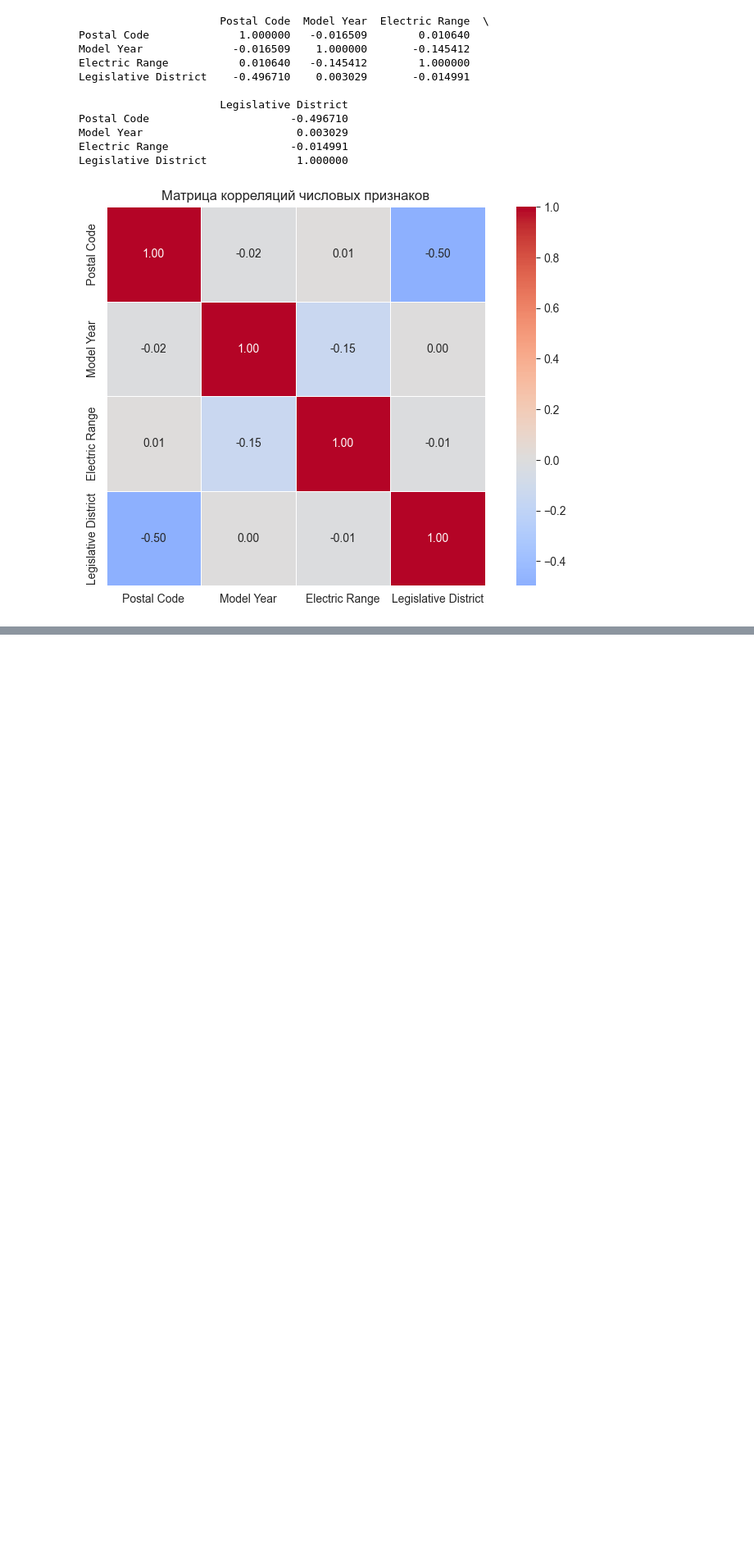
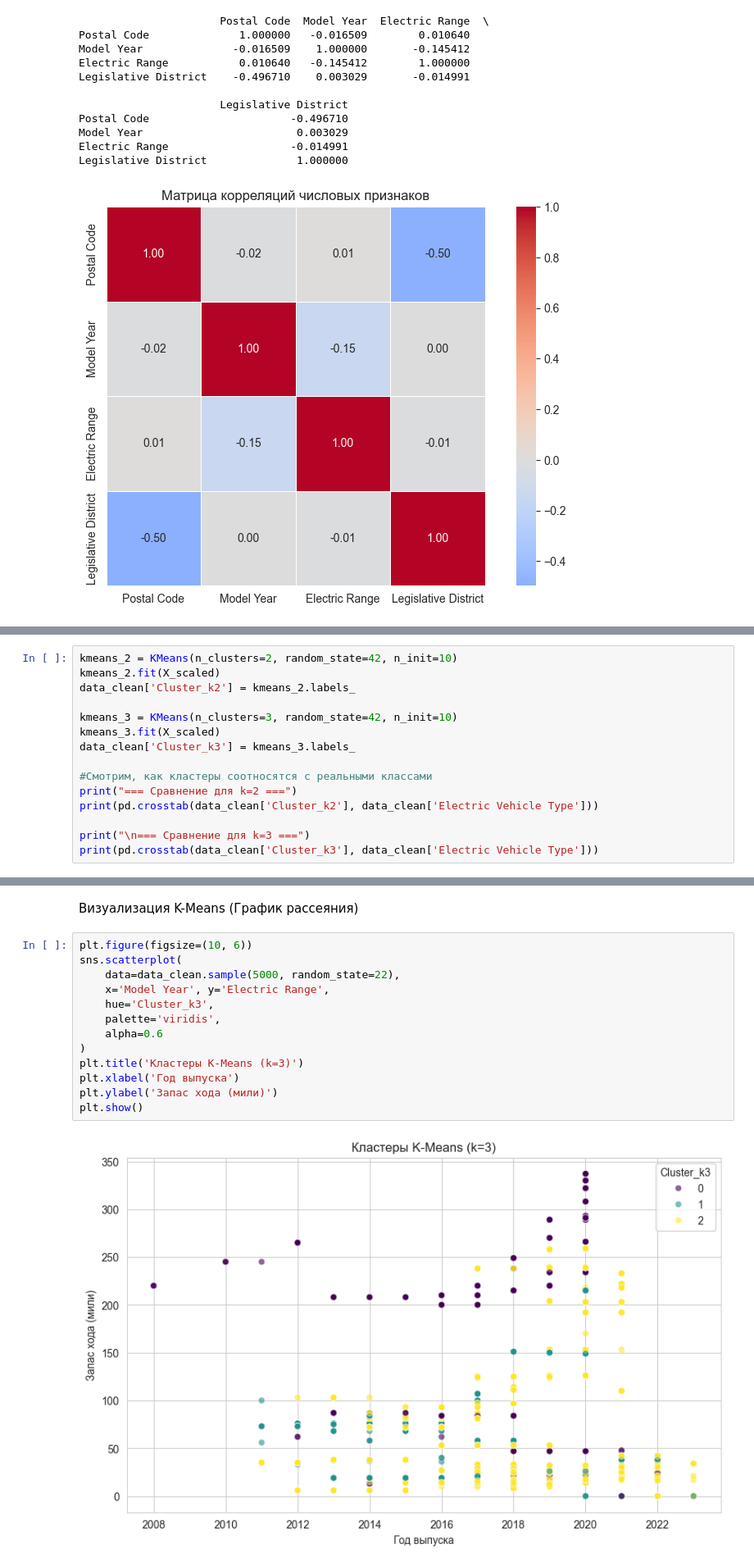
Before and after one commit to alexm1h/Machine-Learning-Python, a Jupyter notebook: lab2_MO/lab2_MO.ipynb, the cells around one changed output, grey strips where cells are left out. Shown at 82% size. Saved outputs shown, nothing was run; the diff lists cells and outputs as text; blank space fills up the shorter version.

```diff
--- a/lab2_MO/lab2_MO.ipynb
+++ b/lab2_MO/lab2_MO.ipynb
@@ -281,0 +355,15 @@ Legislative District              1.000000
+# %%
+kmeans_2 = KMeans(n_clusters=2, random_state=42, n_init=10)
+kmeans_2.fit(X_scaled)
+data_clean['Cluster_k2'] = kmeans_2.labels_
+
+kmeans_3 = KMeans(n_clusters=3, random_state=42, n_init=10)
+kmeans_3.fit(X_scaled)
+data_clean['Cluster_k3'] = kmeans_3.labels_
+
+#Смотрим, как кластеры соотносятся с реальными классами
+print("=== Сравнение для k=2 ===")
+print(pd.crosstab(data_clean['Cluster_k2'], data_clean['Electric Vehicle Type']))
+
+print("\n=== Сравнение для k=3 ===")
+print(pd.crosstab(data_clean['Cluster_k3'], data_clean['Electric Vehicle Type']))
@@ -281,0 +417,17 @@ Legislative District              1.000000
+# %% [markdown]
+Визуализация K-Means (График рассеяния)
+# %%
+plt.figure(figsize=(10, 6))
+sns.scatterplot(
+    data=data_clean.sample(5000, random_state=22),
+    x='Model Year', y='Electric Range',
+    hue='Cluster_k3',
+    palette='viridis',
+    alpha=0.6
+)
+plt.title('Кластеры K-Means (k=3)')
+plt.xlabel('Год выпуска')
+plt.ylabel('Запас хода (мили)')
+plt.show()
+# %% [output]
+[figure, added]
```
Also changed, not shown: parts of 24 cells of this notebook.
